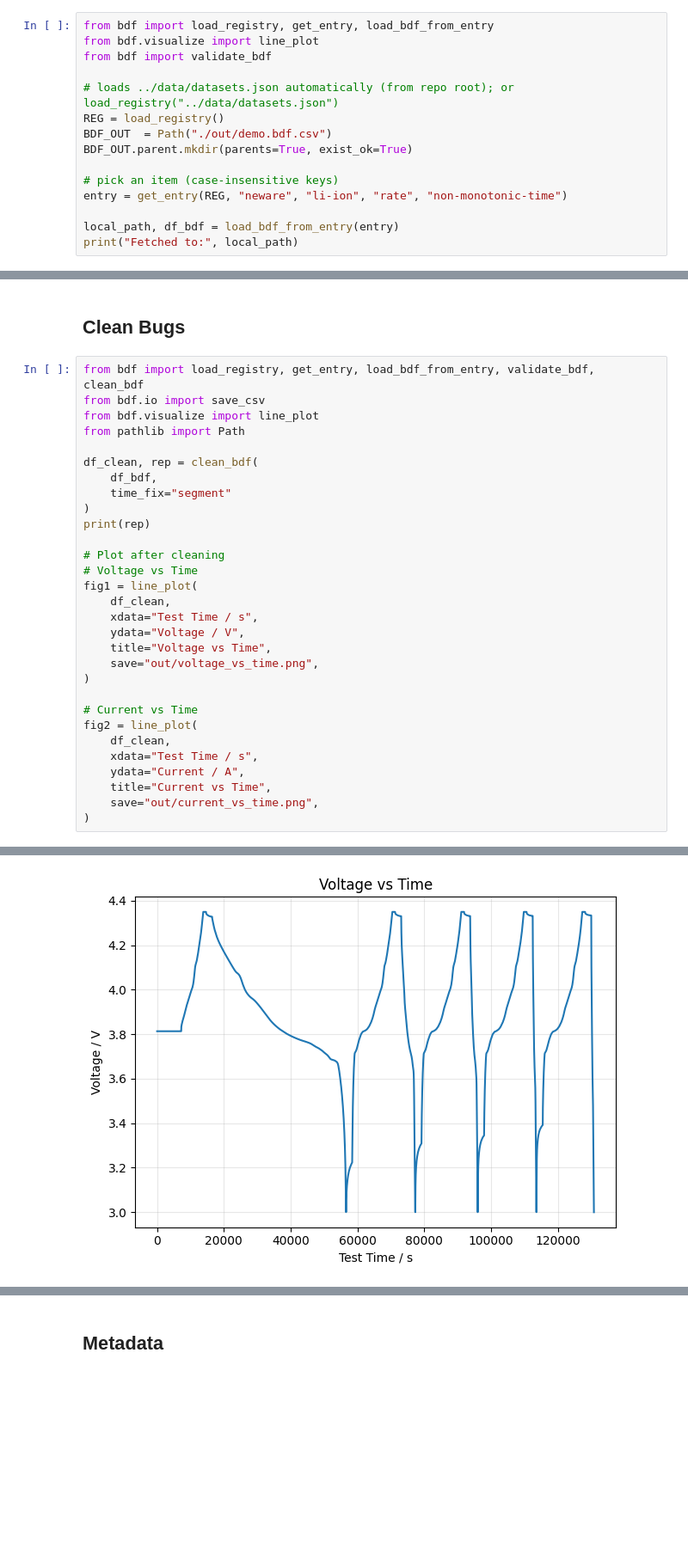
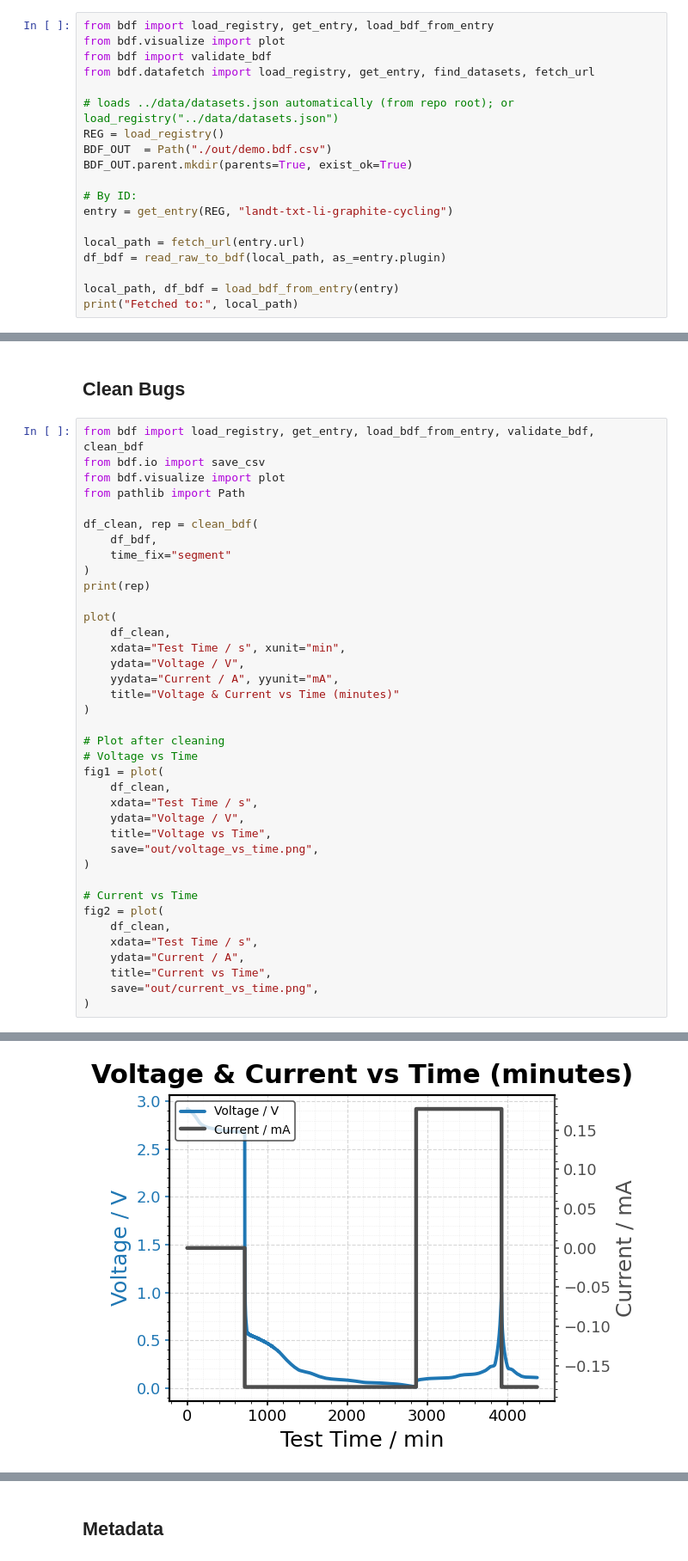
Before and after one commit to battery-data-alliance/battery-data-format, a Jupyter notebook: examples/quickstart.ipynb, the cells around one changed output, grey strips where cells are left out. Shown at 86% size. Drawn from its saved outputs; the diff is of its cells as text; blank space fills up the shorter version.

```diff
--- a/examples/quickstart.ipynb
+++ b/examples/quickstart.ipynb
@@ -27,16 +27,20 @@ Update `RAW_FILE` if your file lives elsewhere.
 The normalized BDF output will be written to `out/demo.bdf.csv`.
 # %%
 from bdf import load_registry, get_entry, load_bdf_from_entry
-from bdf.visualize import line_plot
+from bdf.visualize import plot
 from bdf import validate_bdf
+from bdf.datafetch import load_registry, get_entry, find_datasets, fetch_url
 
 # loads ../data/datasets.json automatically (from repo root); or load_registry("../data/datasets.json")
 REG = load_registry()
 BDF_OUT  = Path("./out/demo.bdf.csv")
 BDF_OUT.parent.mkdir(parents=True, exist_ok=True)
 
-# pick an item (case-insensitive keys)
-entry = get_entry(REG, "neware", "li-ion", "rate", "non-monotonic-time")
+# By ID:
+entry = get_entry(REG, "landt-txt-li-graphite-cycling")
+
+local_path = fetch_url(entry.url)
+df_bdf = read_raw_to_bdf(local_path, as_=entry.plugin)
 
 local_path, df_bdf = load_bdf_from_entry(entry)
 print("Fetched to:", local_path)
@@ -75,7 +125,7 @@ _ = line_plot(
 # %%
 from bdf import load_registry, get_entry, load_bdf_from_entry, validate_bdf, clean_bdf
 from bdf.io import save_csv
-from bdf.visualize import line_plot
+from bdf.visualize import plot
 from pathlib import Path
 
 df_clean, rep = clean_bdf(
@@ -84,9 +134,17 @@ df_clean, rep = clean_bdf(
 )
 print(rep)
 
+plot(
+    df_clean,
+    xdata="Test Time / s", xunit="min",
+    ydata="Voltage / V",
+    yydata="Current / A", yyunit="mA",
+    title="Voltage & Current vs Time (minutes)"
+)
+
 # Plot after cleaning
 # Voltage vs Time
-fig1 = line_plot(
+fig1 = plot(
     df_clean,
     xdata="Test Time / s",
     ydata="Voltage / V",
@@ -95,7 +153,7 @@ fig1 = line_plot(
 )
 
 # Current vs Time
-fig2 = line_plot(
+fig2 = plot(
     df_clean,
     xdata="Test Time / s",
     ydata="Current / A",
@@ -108,2 +166,2 @@ Time fix: segment (resets=431)
 Outliers: none (z>8)
-[figure, old version]
+[figure, new version]
```
Also changed, not shown: parts of 9 cells of this notebook, 10 other files.
